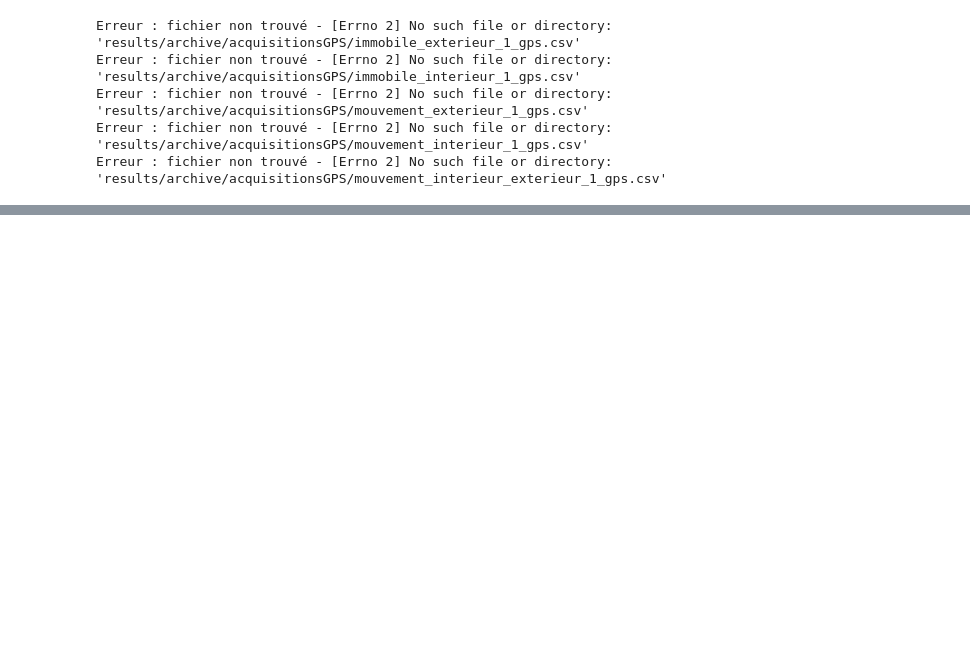
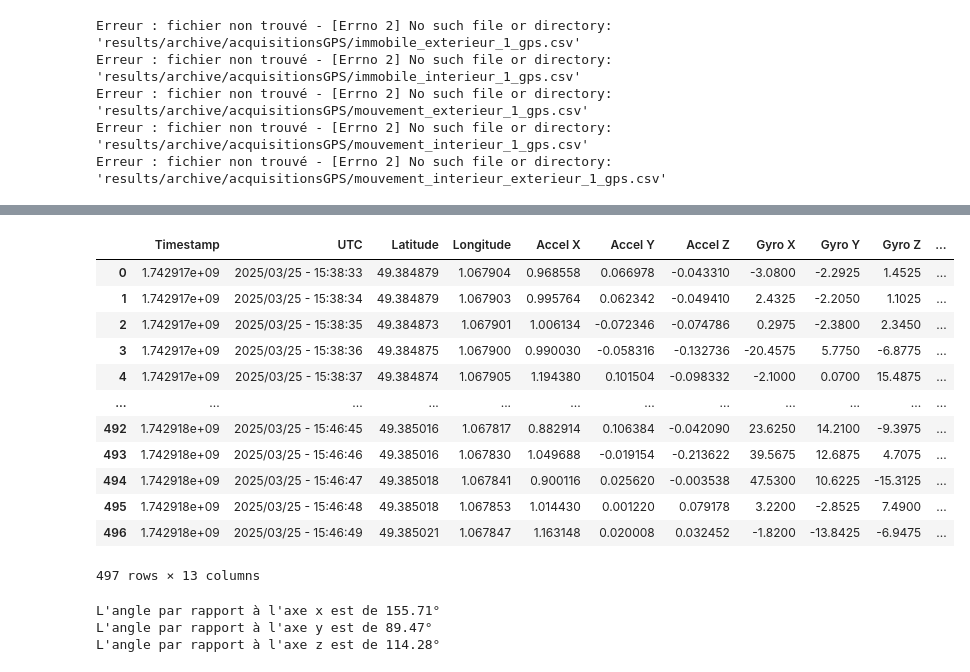
Before and after one commit to nathansourdrille/pi-itenerary, a Jupyter notebook: JPaul.ipynb, the cells around one changed output, grey strips where cells are left out. Saved outputs shown, nothing was run; the diff lists cells and outputs as text; code cells hidden in the pictures; blank space fills up the shorter version.

```diff
--- a/JPaul.ipynb
+++ b/JPaul.ipynb
@@ -277,0 +261,10 @@ Erreur min : 8.62 mètres
+# %%
+try:
+    gps_data = pd.read_csv('results/mouvement_exterieur_1/mouvement_exterieur_1_gps.csv')
+    imu_data = pd.read_csv('results/mouvement_exterieur_1/mouvement_exterieur_1_imu.csv')
+except FileNotFoundError as e:
+    print(f"Erreur : fichier non trouvé - {e}")
+except pd.errors.EmptyDataError:
+    print("Erreur : un des fichiers CSV est vide.")
+except pd.errors.ParserError:
+    print("Erreur : problème de format dans un fichier CSV.")
@@ -277,0 +303,46 @@ Erreur min : 8.62 mètres
+# %%
+datas = pd.merge_asof(
+        gps_data.sort_values('Timestamp'),
+        imu_data.sort_values('Timestamp'),
+        on='Timestamp', suffixes=('_GPS', '_IMU')
+).dropna()
+# %%
+datas
+# %% [output]
+|  | Timestamp | UTC | Latitude | Longitude | Accel X | Accel Y | Accel Z | Gyro X | Gyro Y | Gyro Z | ... |
+| 0 | 1.742917e+09 | 2025/03/25 - 15:38:33 | 49.384879 | 1.067904 | 0.968558 | 0.066978 | -0.043310 | -3.0800 | -2.2925 | 1.4525 | ... |
+| 1 | 1.742917e+09 | 2025/03/25 - 15:38:34 | 49.384879 | 1.067903 | 0.995764 | 0.062342 | -0.049410 | 2.4325 | -2.2050 | 1.1025 | ... |
+| 2 | 1.742917e+09 | 2025/03/25 - 15:38:35 | 49.384873 | 1.067901 | 1.006134 | -0.072346 | -0.074786 | 0.2975 | -2.3800 | 2.3450 | ... |
+| 3 | 1.742917e+09 | 2025/03/25 - 15:38:36 | 49.384875 | 1.067900 | 0.990030 | -0.058316 | -0.132736 | -20.4575 | 5.7750 | -6.8775 | ... |
+| 4 | 1.742917e+09 | 2025/03/25 - 15:38:37 | 49.384874 | 1.067905 | 1.194380 | 0.101504 | -0.098332 | -2.1000 | 0.0700 | 15.4875 | ... |
+| ... | ... | ... | ... | ... | ... | ... | ... | ... | ... | ... | ... |
+| 492 | 1.742918e+09 | 2025/03/25 - 15:46:45 | 49.385016 | 1.067817 | 0.882914 | 0.106384 | -0.042090 | 23.6250 | 14.2100 | -9.3975 | ... |
+| 493 | 1.742918e+09 | 2025/03/25 - 15:46:46 | 49.385016 | 1.067830 | 1.049688 | -0.019154 | -0.213622 | 39.5675 | 12.6875 | 4.7075 | ... |
+| 494 | 1.742918e+09 | 2025/03/25 - 15:46:47 | 49.385018 | 1.067841 | 0.900116 | 0.025620 | -0.003538 | 47.5300 | 10.6225 | -15.3125 | ... |
+| 495 | 1.742918e+09 | 2025/03/25 - 15:46:48 | 49.385018 | 1.067853 | 1.014430 | 0.001220 | 0.079178 | 3.2200 | -2.8525 | 7.4900 | ... |
+| 496 | 1.742918e+09 | 2025/03/25 - 15:46:49 | 49.385021 | 1.067847 | 1.163148 | 0.020008 | 0.032452 | -1.8200 | -13.8425 | -6.9475 | ... |
+497 rows × 13 columns
+# %%
+# Exemple de données pour w0
+w0 = np.array([datas["Magneto X"][0], datas["Magneto Y"][0], datas["Magneto Z"][0]])
+
+# Norme du vecteur du champ magnétique
+norme_w0 = np.linalg.norm(w0)
+
+theta_x = np.arccos(w0[0] / norme_w0)
+theta_y = np.arccos(w0[1] / norme_w0)
+theta_z = np.arccos(w0[2] / norme_w0)
+
+theta_x_deg = np.degrees(theta_x)
+theta_y_deg = np.degrees(theta_y)
+theta_z_deg = np.degrees(theta_z)
+
+print(f"L'angle par rapport à l'axe x est de {theta_x_deg:.2f}°")
+print(f"L'angle par rapport à l'axe y est de {theta_y_deg:.2f}°")
+print(f"L'angle par rapport à l'axe z est de {theta_z_deg:.2f}°")
+
+w0 = np.array([theta_x, theta_y, theta_z])
+# %% [output]
+L'angle par rapport à l'axe x est de 155.71°
+L'angle par rapport à l'axe y est de 89.47°
+L'angle par rapport à l'axe z est de 114.28°
```
Also changed, not shown: parts of 9 cells of this notebook, 4 other files.
